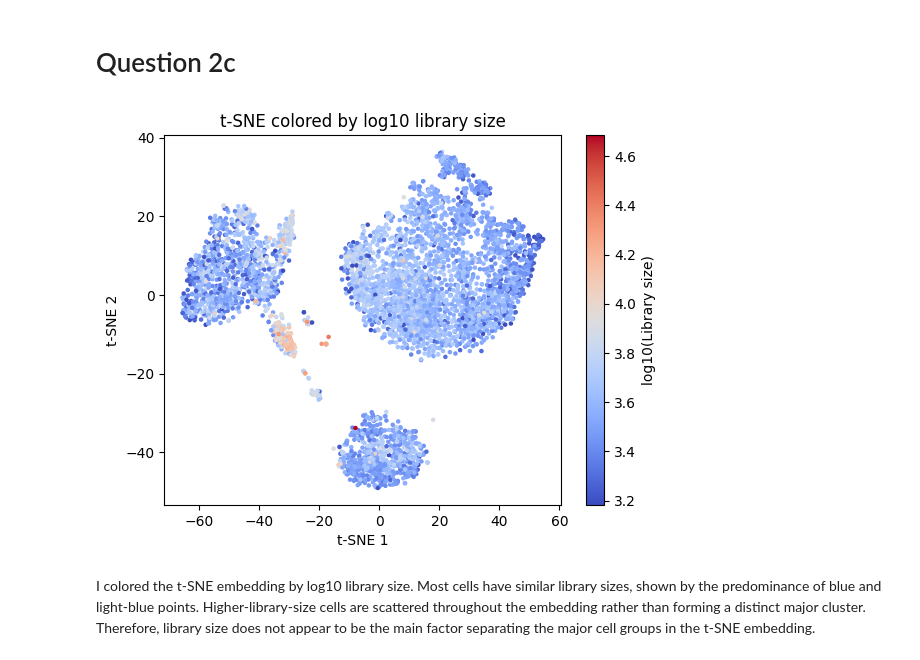
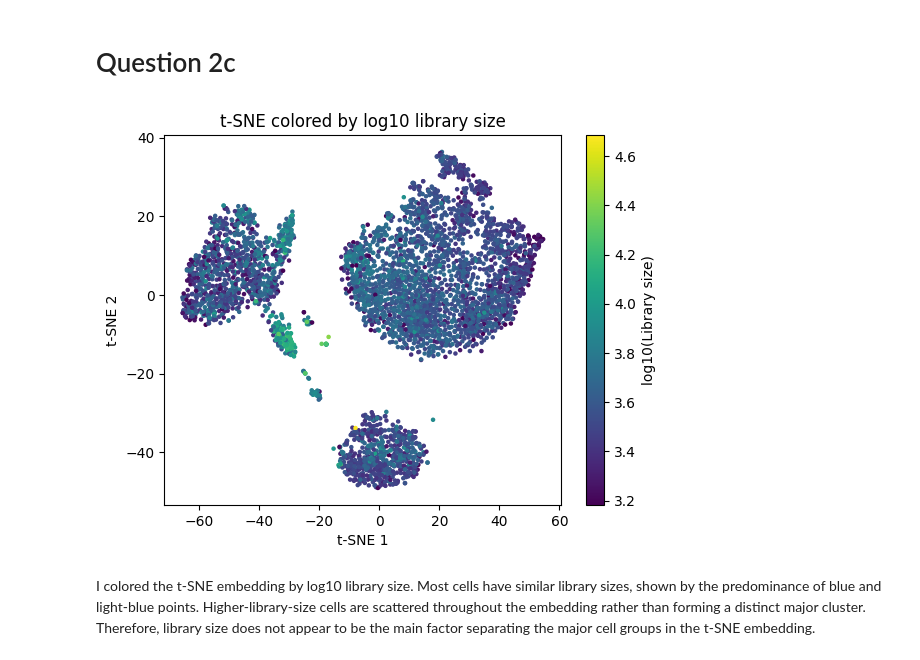
Before and after one commit to CharlotteZZh/BMCS-4480_HW1, a Jupyter notebook: BMCS_4480_HW1.ipynb, the cells around one changed output. Cells and saved outputs as stored; diff of their text form; code cells hidden in the pictures.

```diff
--- a/BMCS_4480_HW1.ipynb
+++ b/BMCS_4480_HW1.ipynb
@@ -309,23 +314,22 @@ I used t-SNE to embed the normalized data into two dimensions and compared it wi
 # %%
 # Log10 library size for each cell
 log_library_size = np.log10(library_size_final)
 
 # Plot t-SNE, colored by library size
 plt.scatter(
     X_tsne[:, 0],
     X_tsne[:, 1],
     c=log_library_size,
-    cmap="coolwarm",
     s=5
 )
 
 plt.xlabel("t-SNE 1")
 plt.ylabel("t-SNE 2")
 plt.title("t-SNE colored by log10 library size")
 plt.colorbar(label="log10(Library size)")
 plt.show()
 # %% [output]
-[figure, old version]
+[figure, new version]
 # %% [markdown]
 I colored the t-SNE embedding by log10 library size. Most cells have similar library sizes, shown by the predominance of blue and light-blue points. Higher-library-size cells are scattered throughout the embedding rather than forming a distinct major cluster. Therefore, library size does not appear to be the main factor separating the major cell groups in the t-SNE embedding.
 # %% [markdown]
```
Also changed, not shown: parts of 12 cells of this notebook.
